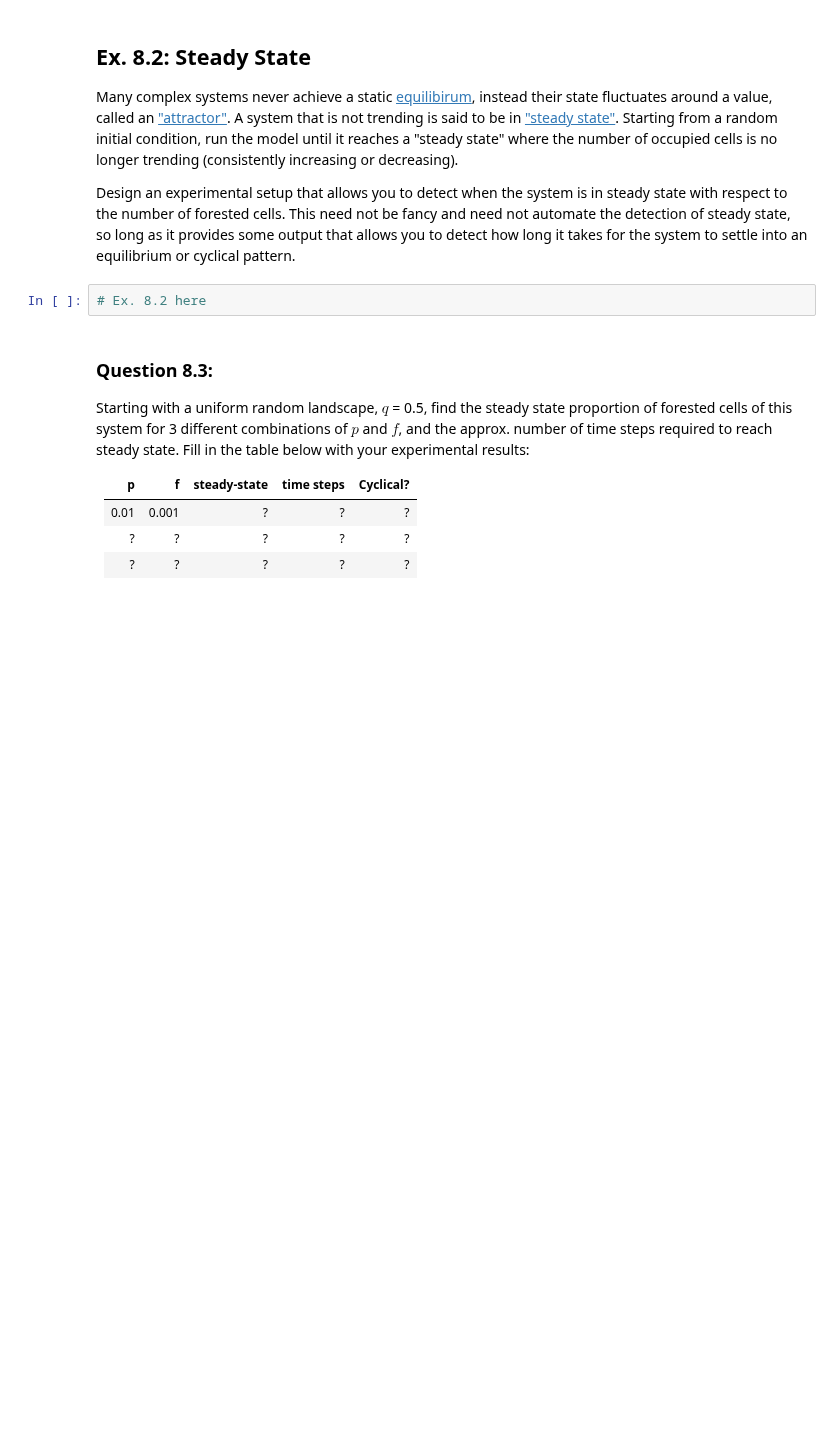
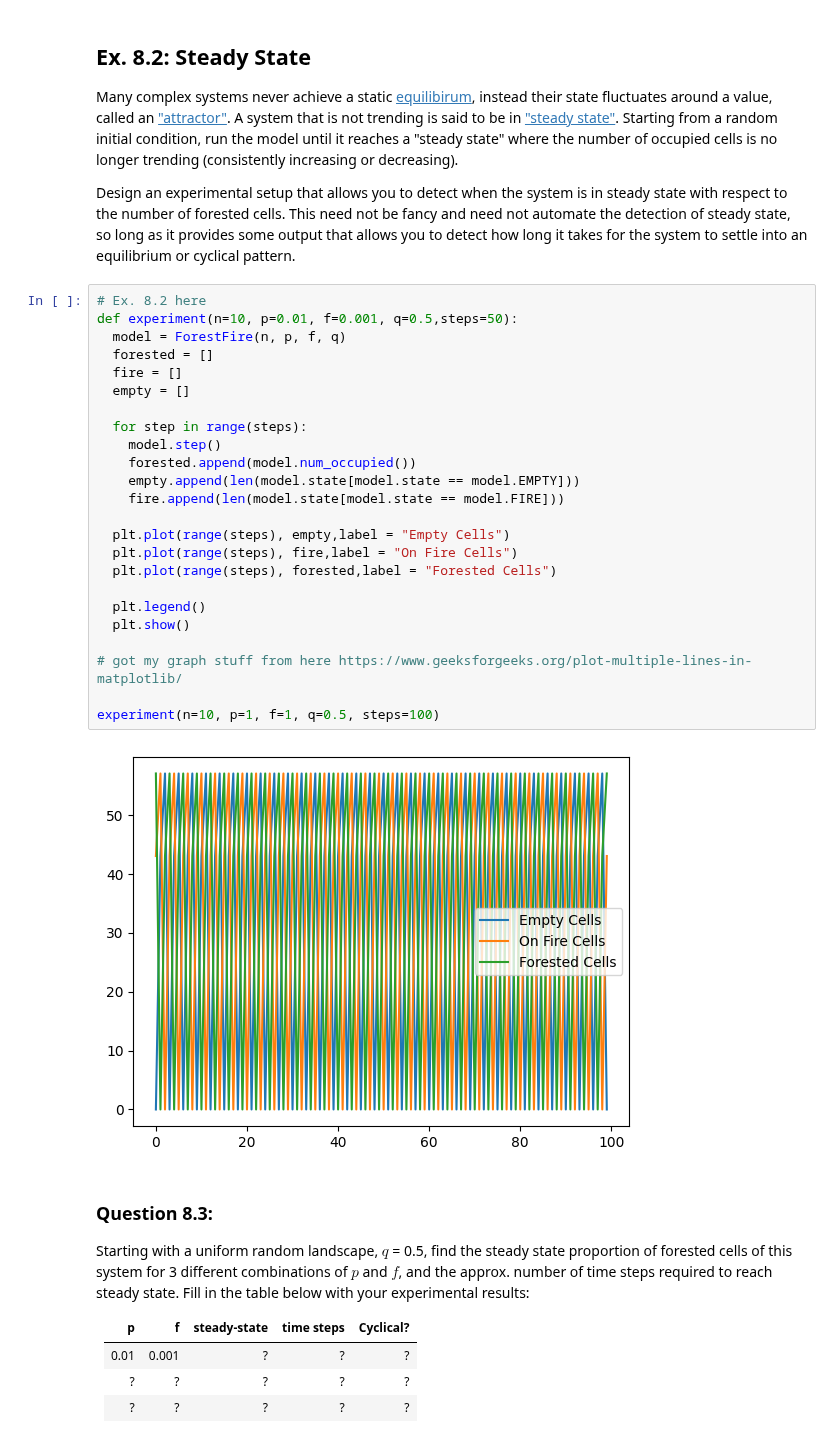
Before and after one commit to alirempel/cap-comp215, a Jupyter notebook: labs/lab07-10-fire.ipynb, the cells around one changed output. Saved outputs shown, nothing was run; the diff lists cells and outputs as text; blank space fills up the shorter version.

```diff
--- a/labs/lab07-10-fire.ipynb
+++ b/labs/lab07-10-fire.ipynb
@@ -262,8 +268,32 @@ Starting from a random initial condition, run the model until it reaches a "stea
 
 Design an experimental setup that allows you to detect when the system is in steady state with respect to the number of forested cells.
 This need not be fancy and need not automate the detection of steady state, so long as it provides some output that allows you to detect how long it takes for the system to settle into an equilibrium or cyclical pattern.
-# %%
-# Ex. 8.2 here
+# %%
+# Ex. 8.2 here
+def experiment(n=10, p=0.01, f=0.001, q=0.5,steps=50):
+  model = ForestFire(n, p, f, q)
+  forested = []
+  fire = []
+  empty = []
+
+  for step in range(steps):
+    model.step()
+    forested.append(model.num_occupied())
+    empty.append(len(model.state[model.state == model.EMPTY]))
+    fire.append(len(model.state[model.state == model.FIRE]))
+
+  plt.plot(range(steps), empty,label = "Empty Cells")
+  plt.plot(range(steps), fire,label = "On Fire Cells")
+  plt.plot(range(steps), forested,label = "Forested Cells")
+
+  plt.legend()
+  plt.show()
+
+# got my graph stuff from here https://www.geeksforgeeks.org/plot-multiple-lines-in-matplotlib/
+
+experiment(n=10, p=1, f=1, q=0.5, steps=100)
+# %% [output]
+[figure, added]
 # %% [markdown]
 ### Question 8.3:
 Starting with a uniform random landscape, $q$ = 0.5, find the steady state proportion of forested cells of this system for 3 different combinations of $p$ and $f$, and the approx. number of time steps required to reach steady state.
```
Also changed, not shown: parts of 4 cells of this notebook.
